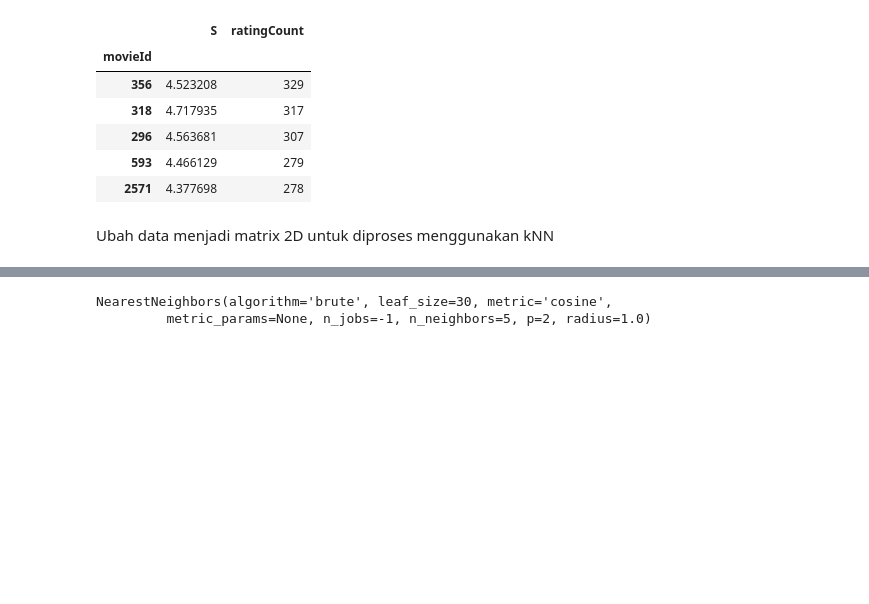
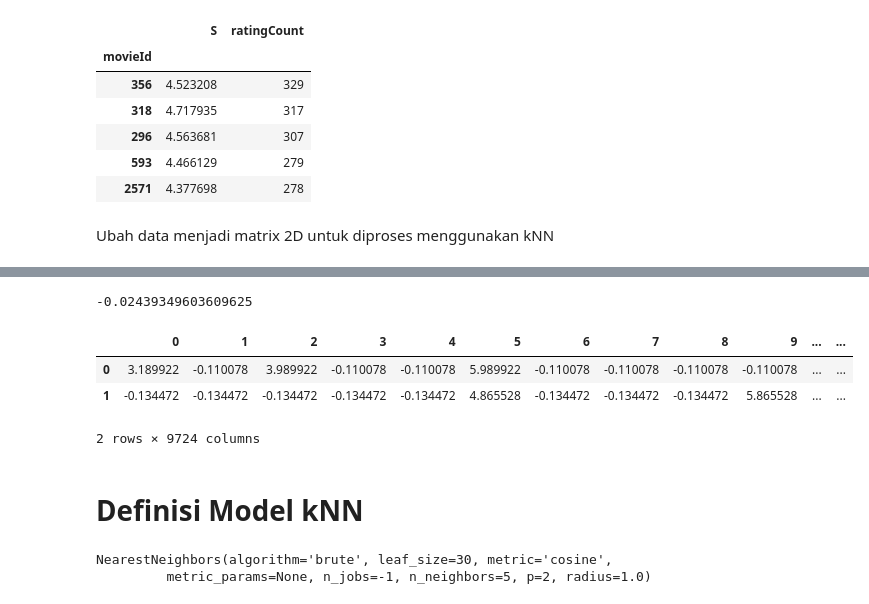
Before and after one commit to adhyfahmyh/cf-model-for-ple, a Jupyter notebook: recommender_system.ipynb, the cells around one changed output, grey strips where cells are left out. Cells and saved outputs as stored; diff of their text form; code cells hidden in the pictures; blank space fills up the shorter version.

```diff
--- a/recommender_system.ipynb
+++ b/recommender_system.ipynb
@@ -76,3 +118,30 @@ ratings_pivot_matrix = csr_matrix(ratings_pivot.values)
+# %%
+# menghitung user 0
+K = 2
+pred_ratings = np.zeros(K)
+# mengambil similarity paling kecil dari user 0
+selected_similar = user_similarity[0][:]
+sorted_similar, index_sorted = np.sort(selected_similar), np.argsort(selected_similar)
+most_similar, index_similar = sorted_similar[:K], index_sorted[:K]
+
+# mengambil rating user
+ratings_similar_user = ratings_data_array[index_similar,:]
+# hitung rata-rata dari tiap user
+mean_user_rating = ratings_similar_user.mean(axis=1)
+diff_ratings = ratings_similar_user - mean_user_rating[:, np.newaxis]
+
+# menghitung prediksi untuk user 0 terhadap object 1
+pred = mean_user_rating[0] + np.sum(most_similar * diff_ratings[:,2]) / np.sum(most_similar)
+print(pred)
+pd.DataFrame(diff_ratings)
+# %% [output]
+-0.02439349603609625
+|  | 0 | 1 | 2 | 3 | 4 | 5 | 6 | 7 | 8 | 9 | ... | ... |
+| 0 | 3.189922 | -0.110078 | 3.989922 | -0.110078 | -0.110078 | 5.989922 | -0.110078 | -0.110078 | -0.110078 | -0.110078 | ... | ... |
+| 1 | -0.134472 | -0.134472 | -0.134472 | -0.134472 | -0.134472 | 4.865528 | -0.134472 | -0.134472 | -0.134472 | 5.865528 | ... | ... |
+2 rows × 9724 columns
+# %% [markdown]
+# Definisi Model kNN
 # %%
 model = NearestNeighbors(metric='cosine', algorithm='brute', n_jobs=-1)
 model.fit(ratings_pivot_matrix)
```
Also changed, not shown: parts of 10 cells of this notebook.
